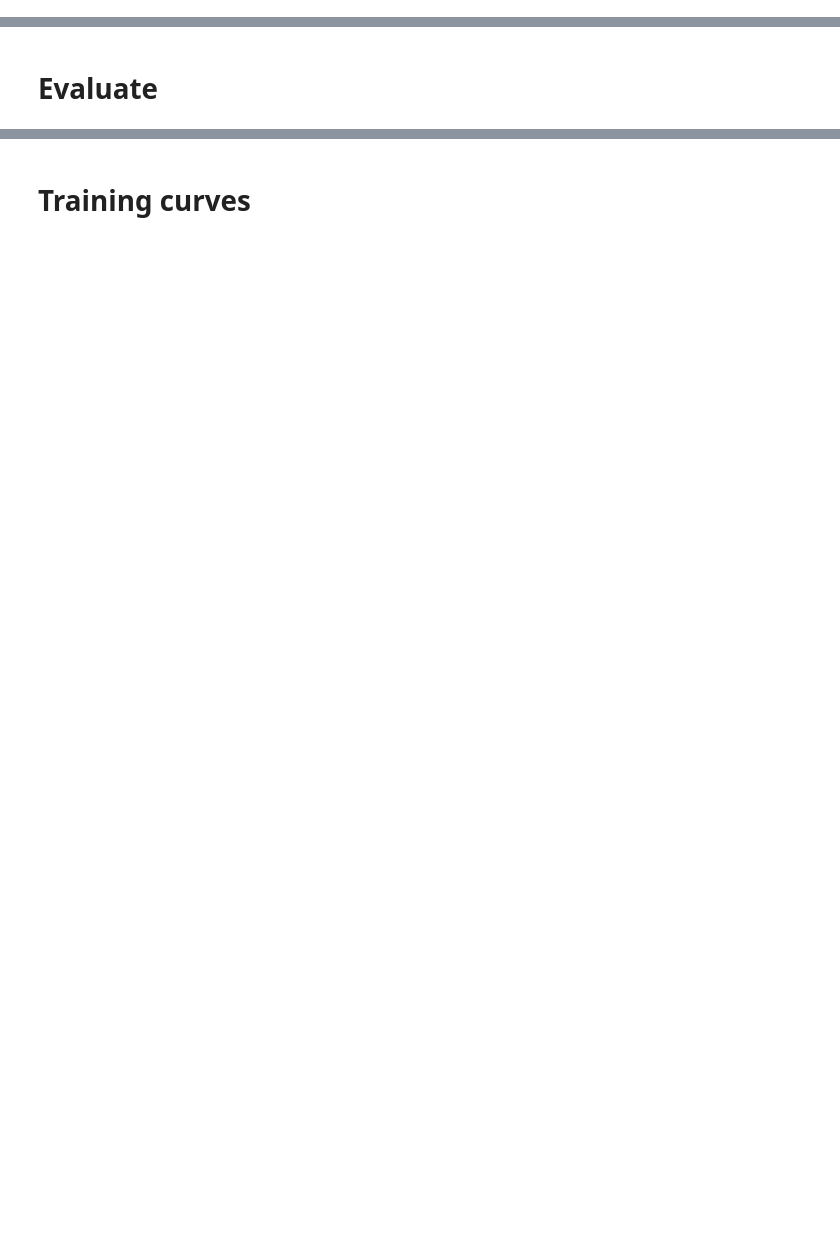
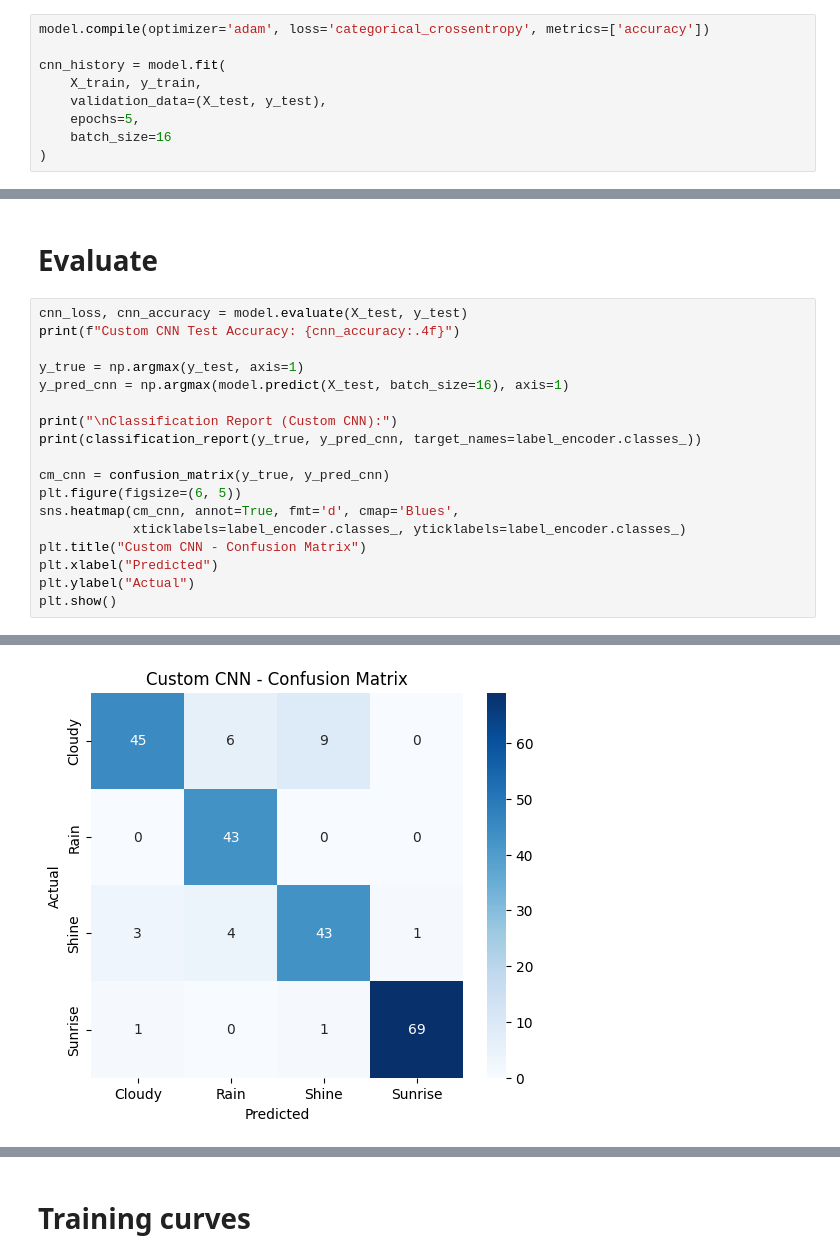
Before and after one commit to R-Anand123/Computer_vision, a Jupyter notebook: Computervision_project.ipynb, the cells around one changed output, grey strips where cells are left out. Drawn from its saved outputs; the diff is of its cells as text; blank space fills up the shorter version.

```diff
--- a/Computervision_project.ipynb
+++ b/Computervision_project.ipynb
@@ -90,2 +136,11 @@ model = Sequential([
 # %% [markdown]
 # Compile and train
+# %%
+model.compile(optimizer='adam', loss='categorical_crossentropy', metrics=['accuracy'])
+
+cnn_history = model.fit(
+    X_train, y_train,
+    validation_data=(X_test, y_test),
+    epochs=5,
+    batch_size=16
+)
@@ -92,2 +178,21 @@ model = Sequential([
 # %% [markdown]
 # Evaluate
+# %%
+cnn_loss, cnn_accuracy = model.evaluate(X_test, y_test)
+print(f"Custom CNN Test Accuracy: {cnn_accuracy:.4f}")
+
+y_true = np.argmax(y_test, axis=1)
+y_pred_cnn = np.argmax(model.predict(X_test, batch_size=16), axis=1)
+
+print("\nClassification Report (Custom CNN):")
+print(classification_report(y_true, y_pred_cnn, target_names=label_encoder.classes_))
+
+cm_cnn = confusion_matrix(y_true, y_pred_cnn)
+plt.figure(figsize=(6, 5))
+sns.heatmap(cm_cnn, annot=True, fmt='d', cmap='Blues',
+            xticklabels=label_encoder.classes_, yticklabels=label_encoder.classes_)
+plt.title("Custom CNN - Confusion Matrix")
+plt.xlabel("Predicted")
+plt.ylabel("Actual")
+plt.show()
+# %% [output]
@@ -93,0 +214 @@ model = Sequential([
+[figure, added]
```
Also changed, not shown: parts of 10 cells of this notebook.
